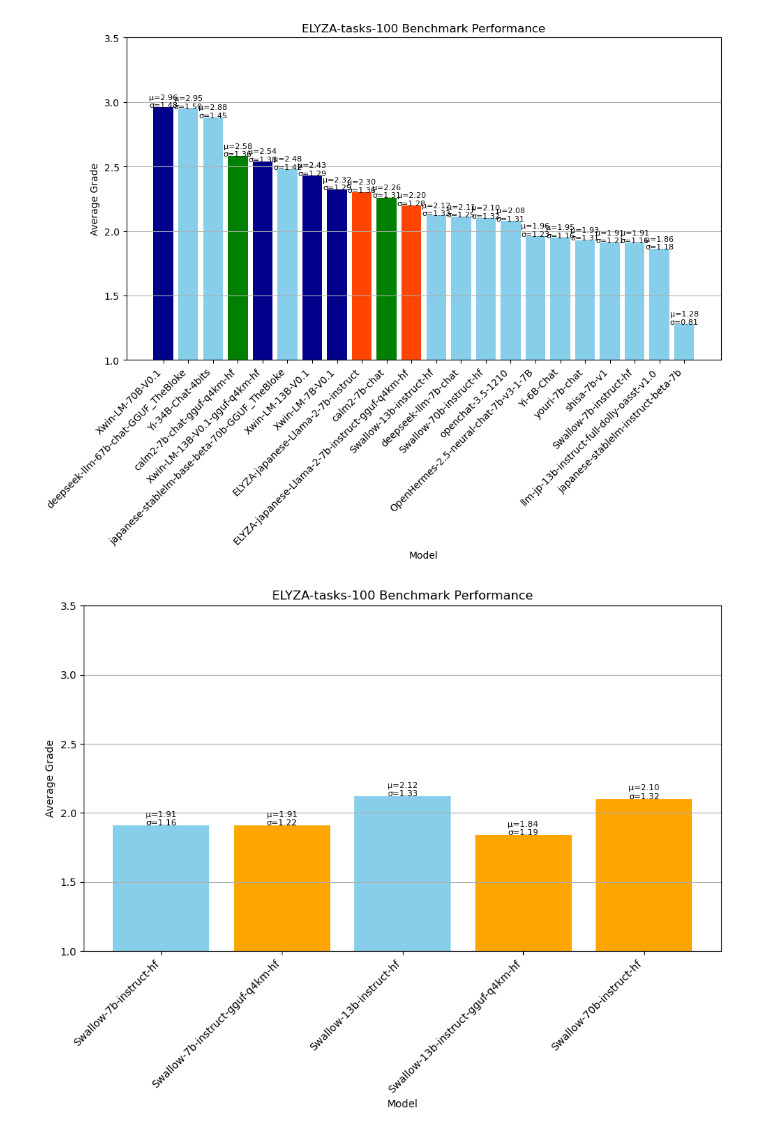
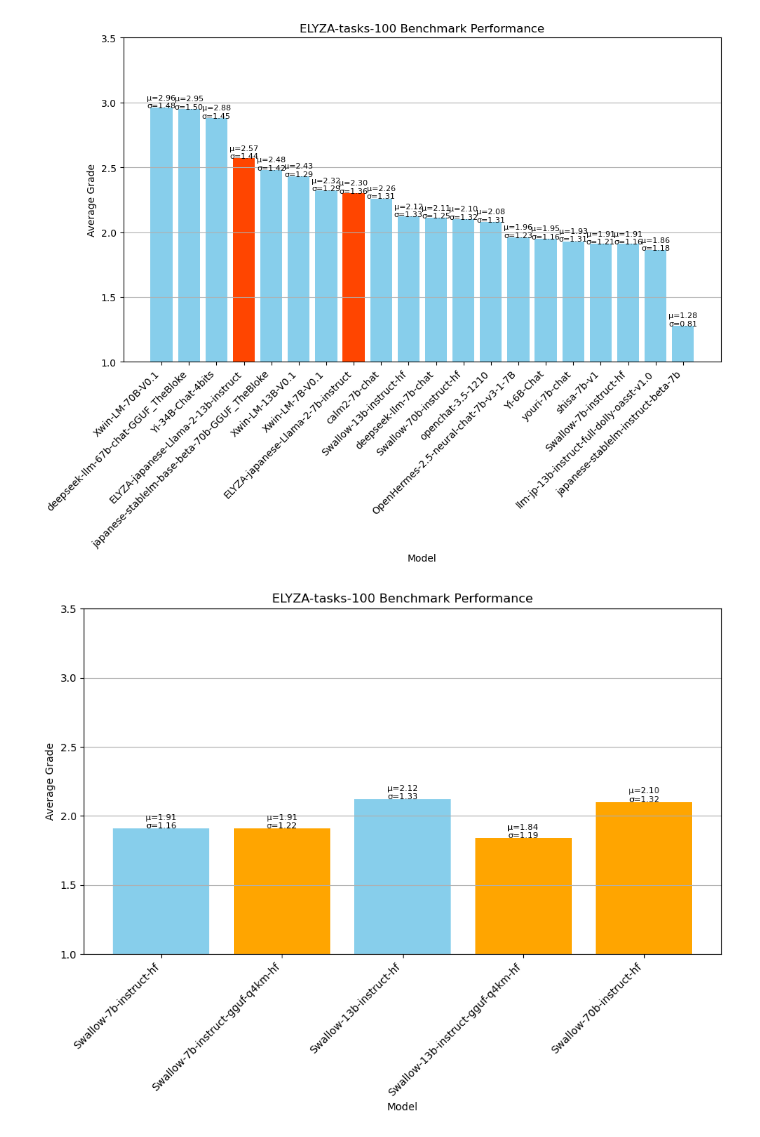
Before and after one commit to Northern-System-Service/gpt4-autoeval, a Jupyter notebook: comparison.ipynb, the cells around one changed output. Drawn from its saved outputs; the diff is of its cells as text; code cells hidden in the pictures.

Commit message:
eval: Add elyza/ELYZA-japanese-Llama-2-13b-instruct

```diff
--- a/comparison.ipynb
+++ b/comparison.ipynb
@@ -9,14 +9,15 @@ model_dirs = [
     base_path / "Xwin-LM" / "Xwin-LM-70B-V0.1",
     base_path / "deepseek-ai" / "deepseek-llm-67b-chat-GGUF_TheBloke",
     base_path / "01-ai" / "Yi-34B-Chat-4bits",
-    base_path / "cyberagent" / "calm2-7b-chat-gguf-q4km-hf",
-    base_path / "Xwin-LM" / "Xwin-LM-13B-V0.1-gguf-q4km-hf",
+    # base_path / "cyberagent" / "calm2-7b-chat-gguf-q4km-hf",
+    base_path / "elyza" / "ELYZA-japanese-Llama-2-13b-instruct",
+    # base_path / "Xwin-LM" / "Xwin-LM-13B-V0.1-gguf-q4km-hf",
     base_path / "stabilityai" / "japanese-stablelm-base-beta-70b-GGUF_TheBloke",
     base_path / "Xwin-LM" / "Xwin-LM-13B-V0.1",
     base_path / "Xwin-LM" / "Xwin-LM-7B-V0.1",
     base_path / "elyza" / "ELYZA-japanese-Llama-2-7b-instruct",
     base_path / "cyberagent" / "calm2-7b-chat",
-    base_path / "elyza" / "ELYZA-japanese-Llama-2-7b-instruct-gguf-q4km-hf",
+    # base_path / "elyza" / "ELYZA-japanese-Llama-2-7b-instruct-gguf-q4km-hf",
     base_path / "tokyotech-llm" / "Swallow-13b-instruct-hf",
     base_path / "deepseek-ai" / "deepseek-llm-7b-chat",
     base_path / "tokyotech-llm" / "Swallow-70b-instruct-hf",
@@ -45,39 +46,35 @@ for model_dir in model_dirs:
     mean_grade = df['grade'].mean()
     std_dev = df['grade'].std()
     median_grade = df['grade'].median()
     min_grade = df['grade'].min()
     max_grade = df['grade'].max()
     count = df['grade'].count()
 
     # Extract the model name and store the statistics
     model_name = model_dir.parts[-1]
     stats_data[model_name] = [mean_grade, std_dev, median_grade, min_grade, max_grade, count]
 
 # Creating a bar chart with additional statistical data
 plt.figure(figsize=(11, 6))
 
 for i, (model, stats) in enumerate(stats_data.items()):
-    if "calm2" in model:
-        bar_color = 'green'
-    elif "ELYZA" in model:
+    if "elyza" in model.lower():
         bar_color = 'orangered'
-    elif "Xwin" in model:
-        bar_color = 'darkblue'  # Change to your desired color
     else:
         bar_color = 'skyblue'
 
     plt.bar(model, stats[0], capsize=5, color=bar_color)    #plt.text(i, stats[0], f"μ={stats[0]:.2f}\nσ={stats[1]:.2f}\nMed={stats[2]:.2f}\nMin={stats[3]}\nMax={stats[4]}\nN={stats[5]}", ha='center')
     plt.text(i, stats[0], f"μ={stats[0]:.2f}\nσ={stats[1]:.2f}", ha='center', fontsize=8)
 
 plt.xlabel('Model')
 plt.ylabel('Average Grade')
 plt.title('ELYZA-tasks-100 Benchmark Performance')
 plt.xticks(rotation=45, ha='right')
 plt.ylim(1, 3.5)
 plt.grid(axis="y")
 plt.show()
 # %% [output]
-[figure, old version]
+[figure, new version]
 # %%
 import pandas as pd
 import matplotlib.pyplot as plt
```
Also changed, not shown: parts of 1 cell of this notebook, 2 other files.
